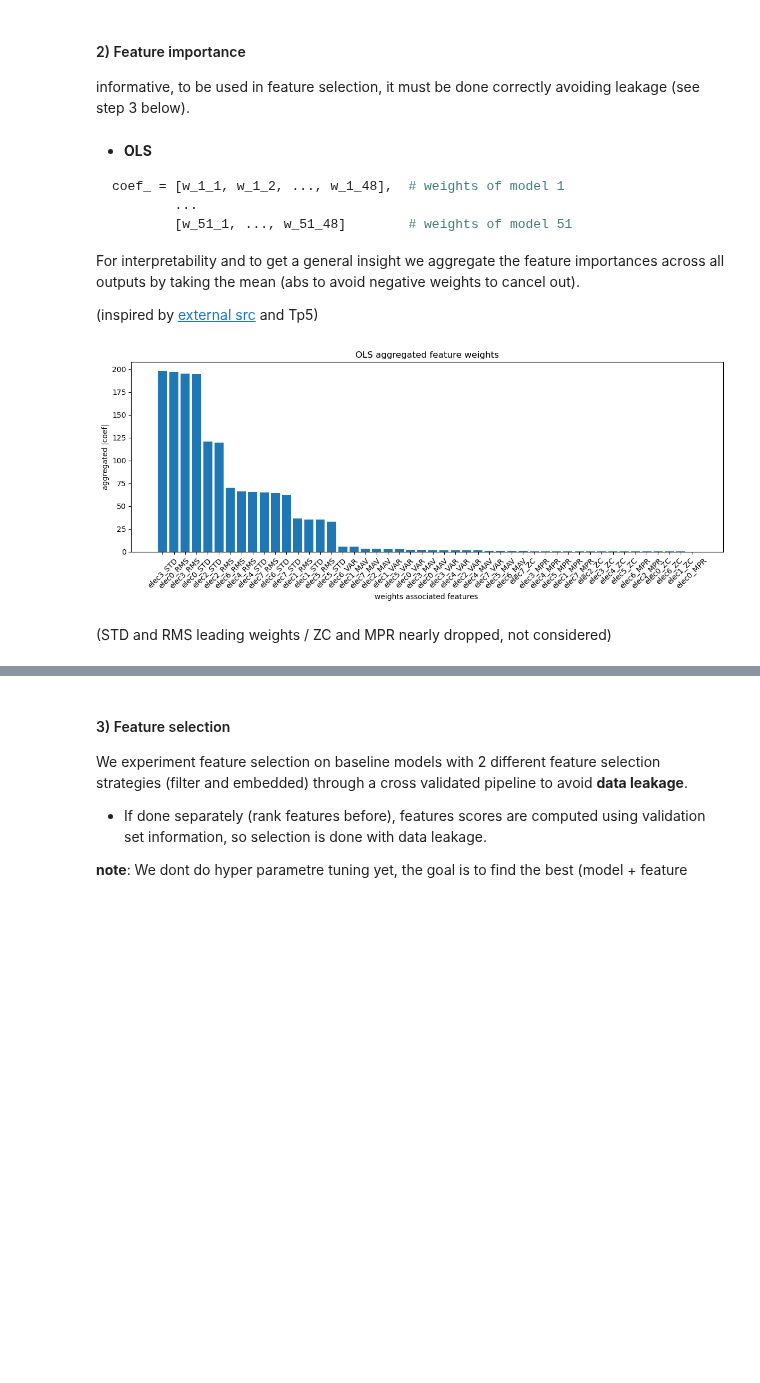
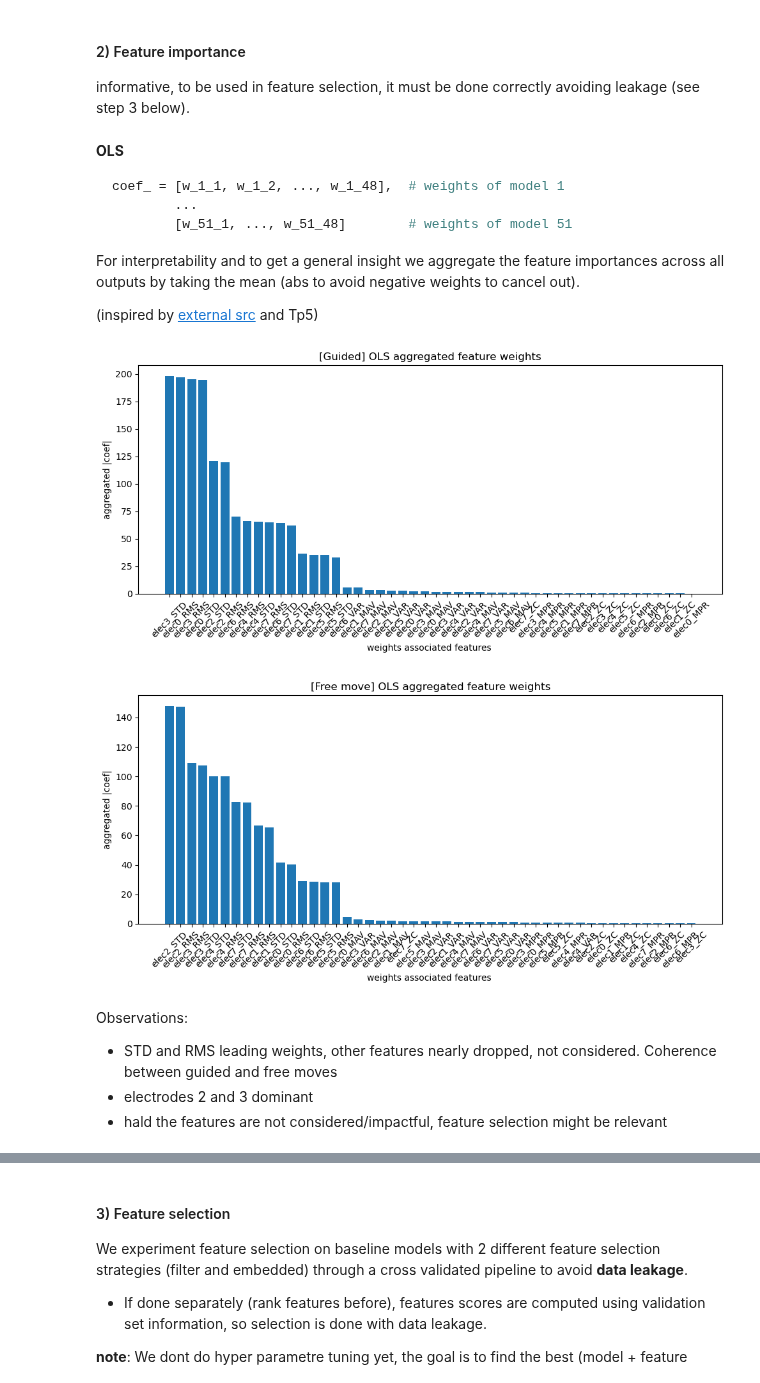
Before and after one commit to ULB-INFO-F-422/pose-estimation-from-emg-signal-team-2, a Jupyter notebook: project.ipynb, the cells around one changed output, grey strips where cells are left out. Saved outputs shown, nothing was run; the diff lists cells and outputs as text; code cells hidden in the pictures; blank space fills up the shorter version.

Commit message:
fix: feat importance error + feat: free move project support

````diff
--- a/project.ipynb
+++ b/project.ipynb
@@ -135,9 +134,16 @@ Prepared data
 X_g_train_wdw = XWindowAugment().transform(X_g_train)
 y_g_train_wdw = yWindowAugment().transform(y_g_train)
 
+X_f_train_wdw = XWindowAugment().transform(X_f_train)
+y_f_train_wdw = yWindowAugment().transform(y_f_train)
+
 print("Guided windowed:")
 print(f"X_g_train_wdw {X_g_train_wdw.shape} / X_g_test {X_g_test.shape}")
-print(f"y_g_train_wdw{y_g_train_wdw.shape}")
+print(f"y_g_train_wdw{y_g_train_wdw.shape}\n")
+
+print("Free moves windowed:")
+print(f"X_f_train_wdw {X_f_train_wdw.shape} / X_f_test {X_f_test.shape}")
+print(f"y_f_train_wdw{y_f_train_wdw.shape}")
 # %% [output]
 Guided windowed:
 X_g_train_wdw (5, 919, 8, 500) / X_g_test (5, 332, 8, 500)
@@ -283,9 +294,16 @@ Preprocessed data
 X_g_train_preproc = FeatureExtractor().transform(X_g_train_wdw)
 y_g_train_preproc = TargetFlattener().transform(y_g_train_wdw)
 
+X_f_train_preproc = FeatureExtractor().transform(X_f_train_wdw)
+y_f_train_preproc = TargetFlattener().transform(y_f_train_wdw)
+
 print("Guided preprocessed:")
 print(f"X_g_train_preproc {X_g_train_preproc.shape}")
-print(f"y_g_train_preproc{y_g_train_preproc.shape}")
+print(f"y_g_train_preproc{y_g_train_preproc.shape}\n")
+
+print("Free move preprocessed:")
+print(f"X_f_train_preproc {X_f_train_preproc.shape}")
+print(f"y_f_train_preproc{y_f_train_preproc.shape}")
 # %% [output]
 Guided preprocessed:
 X_g_train_preproc (4595, 48)
@@ -350,7 +390,7 @@ del baselines['dummy_mean']
 
 informative, to be used in feature selection, it must be done correctly avoiding leakage (see step 3 below).
 # %% [markdown]
-+ __OLS__
+__OLS__
 
 ```python
 coef_ = [w_1_1, w_1_2, ..., w_1_48],  # weights of model 1
@@ -361,26 +401,34 @@ For interpretability and to get a general insight we aggregate the feature impor
 
 (inspired by [external src](https://sourcebae.com/blog/how-to-get-coefficients-and-feature-importances-from-multioutputregressor/) and Tp5)
 # %%
-# OLS
-ols_reg = LinearRegression(n_jobs=-1)
-ols_reg = baselines['OLS']
-ols_reg_pipe = make_pipeline(StandardScaler(), ols_reg)
-ols_reg_pipe.fit(X_g_train_preproc, y_g_train_preproc)
-
-aggr_coef = np.mean(np.abs(ols_reg.coef_), axis=0) # average on columns
-ols_sorted_idx = np.argsort(aggr_coef)[::-1] # descending order
+baseline_ols = baselines['ols']
 column_names = X_g_train_preproc.columns
 
-plt.figure(figsize=(12, 5))
-plt.bar(range(len(aggr_coef)), aggr_coef[ols_sorted_idx], align='center')
-plt.xticks(range(len(aggr_coef)), column_names[ols_sorted_idx], rotation=45)
-plt.xlabel("weights associated features ")
-plt.ylabel("aggregated |coef|")
-plt.title("OLS aggregated feature weights")
-plt.tight_layout()
-plt.show()
+def plot_ols_coefs(ols_reg, title:str):
+    aggr_coef = np.mean(np.abs(ols_reg.coef_), axis=0) # average on columns
+    ols_sorted_idx = np.argsort(aggr_coef)[::-1] # descending order
+
+    plt.figure(figsize=(10, 5))
+    plt.bar(range(len(aggr_coef)), aggr_coef[ols_sorted_idx], align='center')
+    plt.xticks(range(len(aggr_coef)), column_names[ols_sorted_idx], rotation=45)
+    plt.xlabel("weights associated features ")
+    plt.ylabel("aggregated |coef|")
+    plt.title(f"[{title}] OLS aggregated feature weights")
+    plt.tight_layout()
+    plt.show()
+
+baseline_ols.fit(X_g_train_preproc, y_g_train_preproc)
+plot_ols_coefs(baseline_ols[-1], "Guided")
+
+baseline_ols.fit(X_f_train_preproc, y_f_train_preproc)
+plot_ols_coefs(baseline_ols[-1], "Free move")
 # %% [output]
-[figure, old version]
+[figure, new version]
+[figure, added]
 # %% [markdown]
-(STD and RMS leading weights / ZC and MPR nearly dropped, not considered)
+Observations:
+
++ STD and RMS leading weights, other features nearly dropped, not considered. Coherence between guided and free moves
++ electrodes 2 and 3 dominant
++ hald the features are not considered/impactful, feature selection might be relevant
 # %% [markdown]
````
Also changed, not shown: parts of 14 cells of this notebook.
